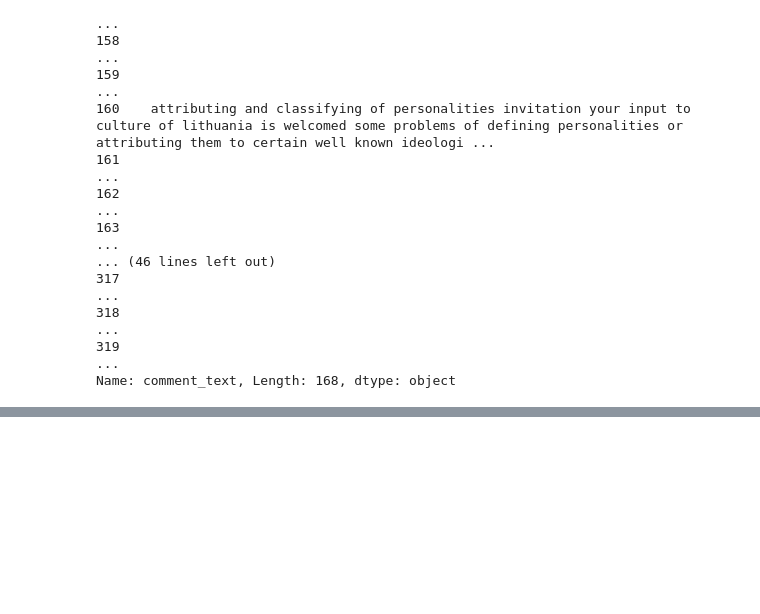
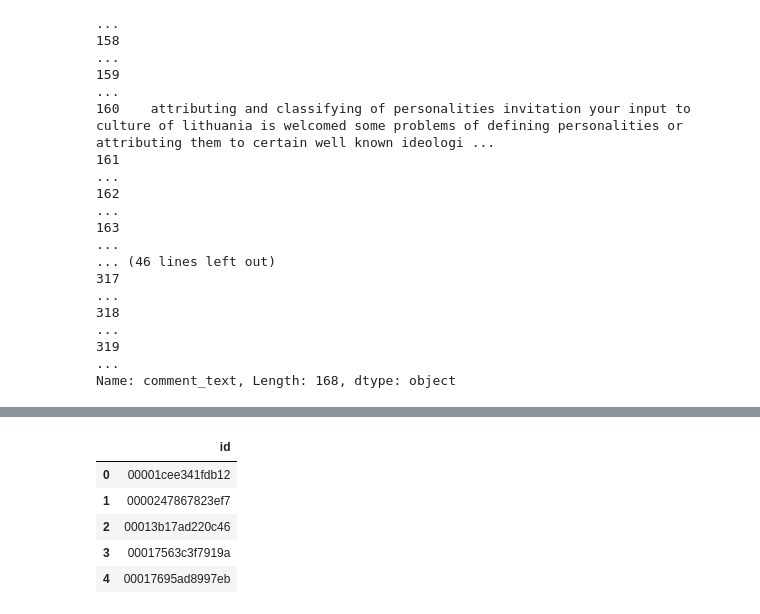
Before and after one commit to parthvadhadiya/toxic_comments, a Jupyter notebook: toxic_text_classification.ipynb, the cells around one changed output, grey strips where cells are left out. Drawn from its saved outputs; the diff is of its cells as text; code cells hidden in the pictures; blank space fills up the shorter version.

```diff
--- a/toxic_text_classification.ipynb
+++ b/toxic_text_classification.ipynb
@@ -162,0 +207,11 @@ Name: comment_text, Length: 168, dtype: object
+# %%
+submitDF = pd.read_csv("jigsaw-toxic-comment-classification-challenge/sample_submission.csv")
+submitDF = submitDF.drop(columns=['toxic','severe_toxic','obscene', 'threat', 'insult', 'identity_hate'])
+submitDF.head()
+# %% [output]
+|  | id |
+| 0 | 00001cee341fdb12 |
+| 1 | 0000247867823ef7 |
+| 2 | 00013b17ad220c46 |
+| 3 | 00017563c3f7919a |
+| 4 | 00017695ad8997eb |
```
Also changed, not shown: parts of 10 cells of this notebook, 6 other files.
